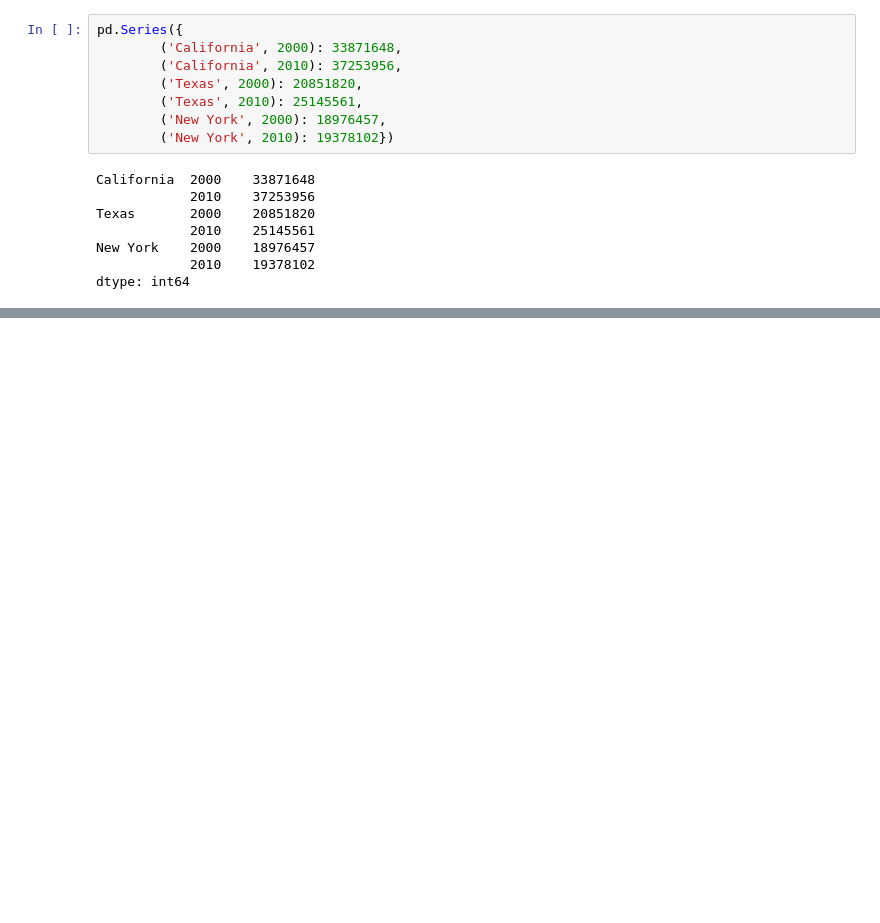
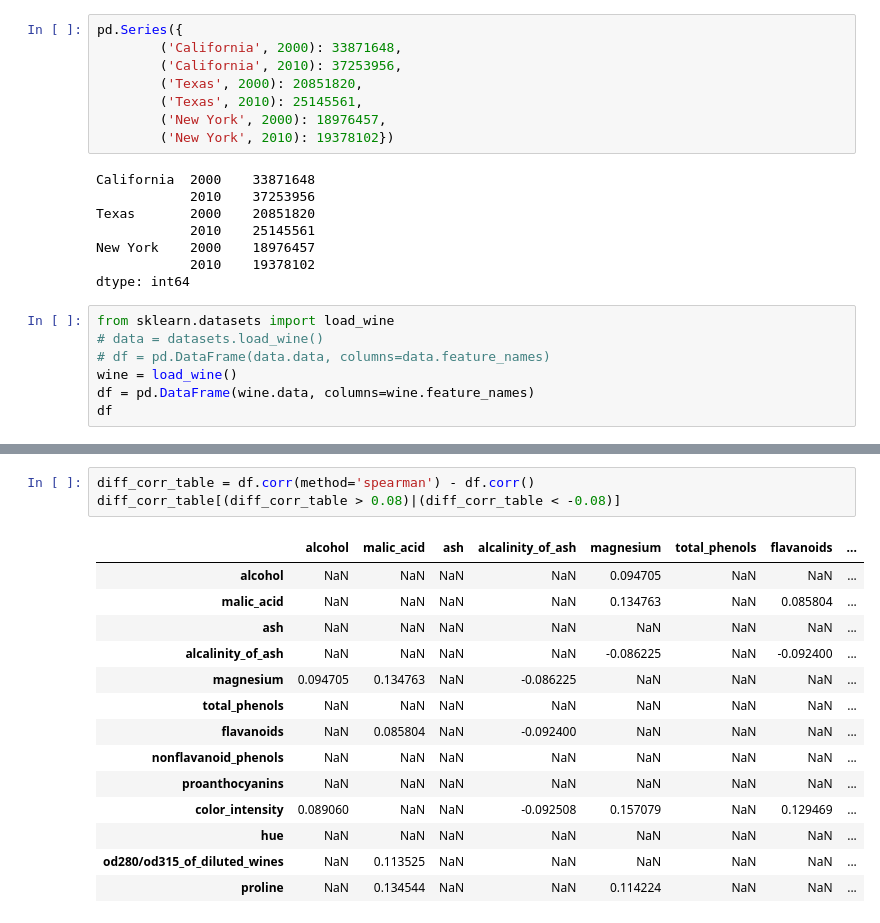
Before and after one commit to gbrs/VanderPlas_Python_DS_Handbook, a Jupyter notebook: notebooks/Probe.ipynb, the cells around one changed output, grey strips where cells are left out. Cells and saved outputs as stored; diff of their text form; blank space fills up the shorter version.

Commit message:
experimented with loading datasets in sklearn

```diff
--- a/notebooks/Probe.ipynb
+++ b/notebooks/Probe.ipynb
@@ -132,3 +132,10 @@ Texas       2000    20851820
 New York    2000    18976457
             2010    19378102
 dtype: int64
+# %%
+from sklearn.datasets import load_wine
+# data = datasets.load_wine()
+# df = pd.DataFrame(data.data, columns=data.feature_names)
+wine = load_wine()
+df = pd.DataFrame(wine.data, columns=wine.feature_names)
+df
@@ -134,0 +172,18 @@ dtype: int64
+# %%
+diff_corr_table = df.corr(method='spearman') - df.corr()
+diff_corr_table[(diff_corr_table > 0.08)|(diff_corr_table < -0.08)]
+# %% [output]
+|  | alcohol | malic_acid | ash | alcalinity_of_ash | magnesium | total_phenols | flavanoids | ... |
+| alcohol | NaN | NaN | NaN | NaN | 0.094705 | NaN | NaN | ... |
+| malic_acid | NaN | NaN | NaN | NaN | 0.134763 | NaN | 0.085804 | ... |
+| ash | NaN | NaN | NaN | NaN | NaN | NaN | NaN | ... |
+| alcalinity_of_ash | NaN | NaN | NaN | NaN | -0.086225 | NaN | -0.092400 | ... |
+| magnesium | 0.094705 | 0.134763 | NaN | -0.086225 | NaN | NaN | NaN | ... |
+| total_phenols | NaN | NaN | NaN | NaN | NaN | NaN | NaN | ... |
+| flavanoids | NaN | 0.085804 | NaN | -0.092400 | NaN | NaN | NaN | ... |
+| nonflavanoid_phenols | NaN | NaN | NaN | NaN | NaN | NaN | NaN | ... |
+| proanthocyanins | NaN | NaN | NaN | NaN | NaN | NaN | NaN | ... |
+| color_intensity | 0.089060 | NaN | NaN | -0.092508 | 0.157079 | NaN | 0.129469 | ... |
+| hue | NaN | NaN | NaN | NaN | NaN | NaN | NaN | ... |
+| od280/od315_of_diluted_wines | NaN | 0.113525 | NaN | NaN | NaN | NaN | NaN | ... |
+| proline | NaN | 0.134544 | NaN | NaN | 0.114224 | NaN | NaN | ... |
```
Also changed, not shown: parts of 4 cells of this notebook.
